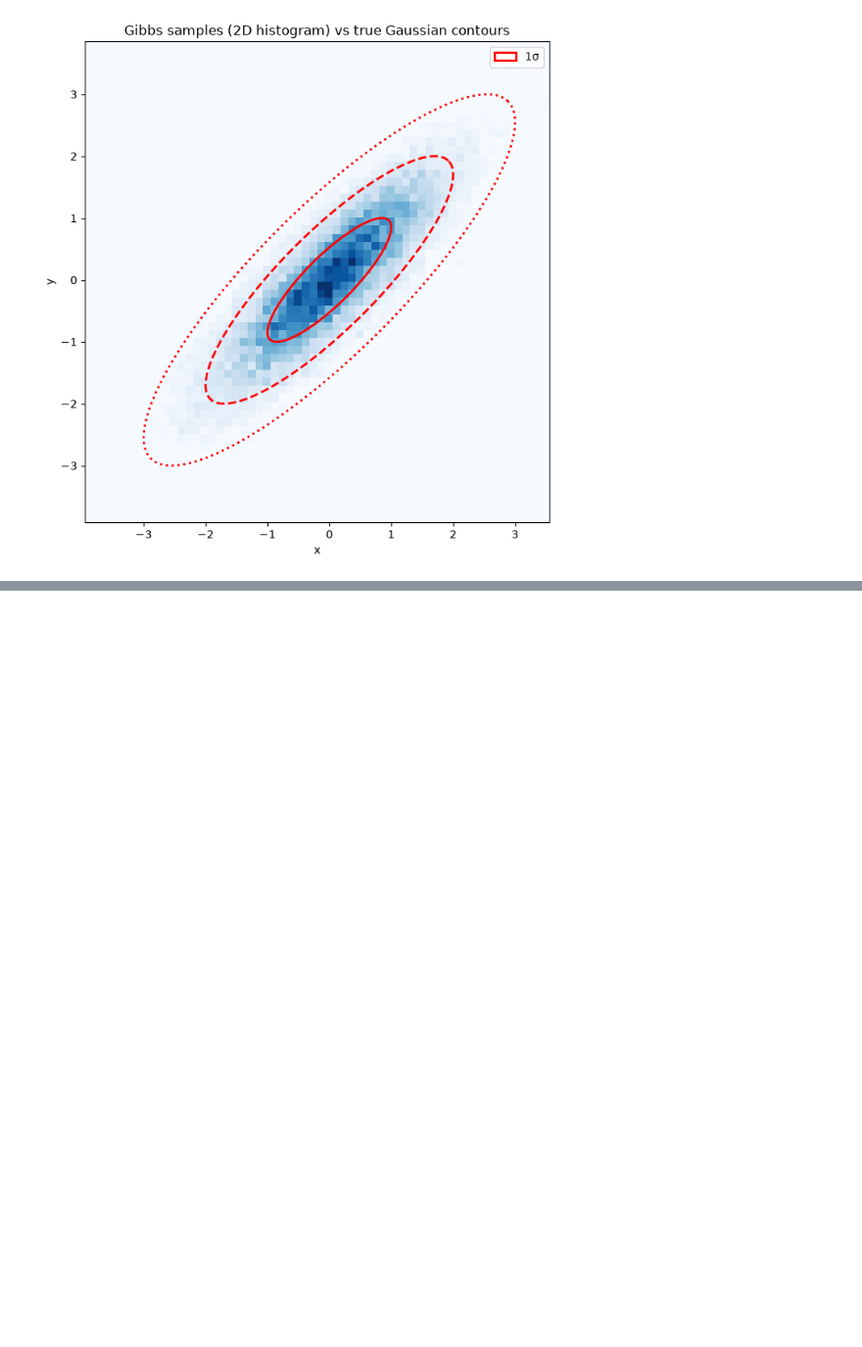
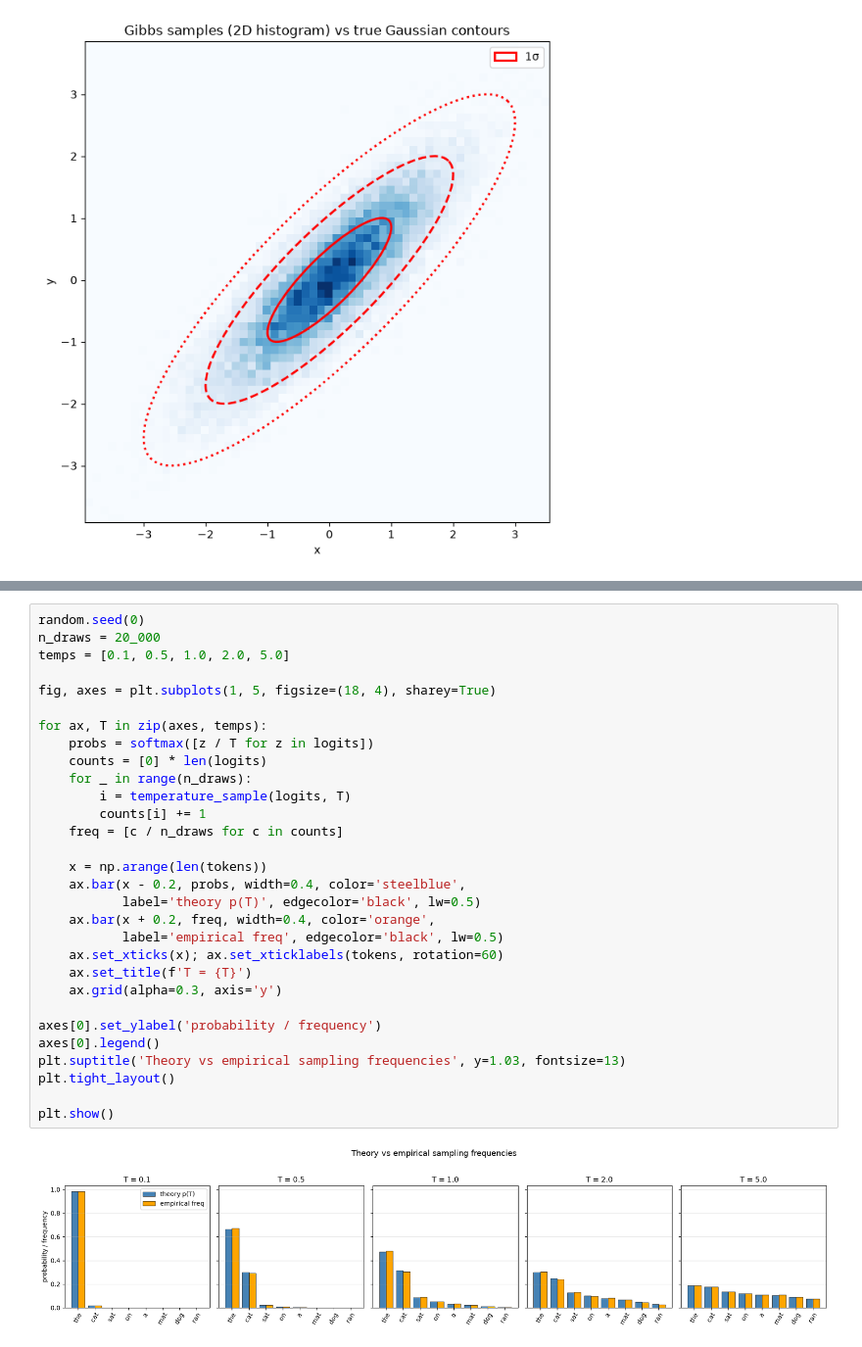
Before and after one commit to Saransh-Basu-01/AI_Engineering, a Jupyter notebook: Math_Fundamentals/Sampling_Methods/sampling.ipynb, the cells around one changed output, grey strips where cells are left out. Shown at 98% size. Cells and saved outputs as stored; diff of their text form; blank space fills up the shorter version.

```diff
--- a/Math_Fundamentals/Sampling_Methods/sampling.ipynb
+++ b/Math_Fundamentals/Sampling_Methods/sampling.ipynb
@@ -562,0 +656,32 @@ plt.show()
+# %%
+random.seed(0)
+n_draws = 20_000
+temps = [0.1, 0.5, 1.0, 2.0, 5.0]
+
+fig, axes = plt.subplots(1, 5, figsize=(18, 4), sharey=True)
+
+for ax, T in zip(axes, temps):
+    probs = softmax([z / T for z in logits])
+    counts = [0] * len(logits)
+    for _ in range(n_draws):
+        i = temperature_sample(logits, T)
+        counts[i] += 1
+    freq = [c / n_draws for c in counts]
+
+    x = np.arange(len(tokens))
+    ax.bar(x - 0.2, probs, width=0.4, color='steelblue',
+           label='theory p(T)', edgecolor='black', lw=0.5)
+    ax.bar(x + 0.2, freq, width=0.4, color='orange',
+           label='empirical freq', edgecolor='black', lw=0.5)
+    ax.set_xticks(x); ax.set_xticklabels(tokens, rotation=60)
+    ax.set_title(f'T = {T}')
+    ax.grid(alpha=0.3, axis='y')
+
+axes[0].set_ylabel('probability / frequency')
+axes[0].legend()
+plt.suptitle('Theory vs empirical sampling frequencies', y=1.03, fontsize=13)
+plt.tight_layout()
+
+plt.show()
+# %% [output]
+[figure, added]
```
Also changed, not shown: parts of 8 cells of this notebook.
